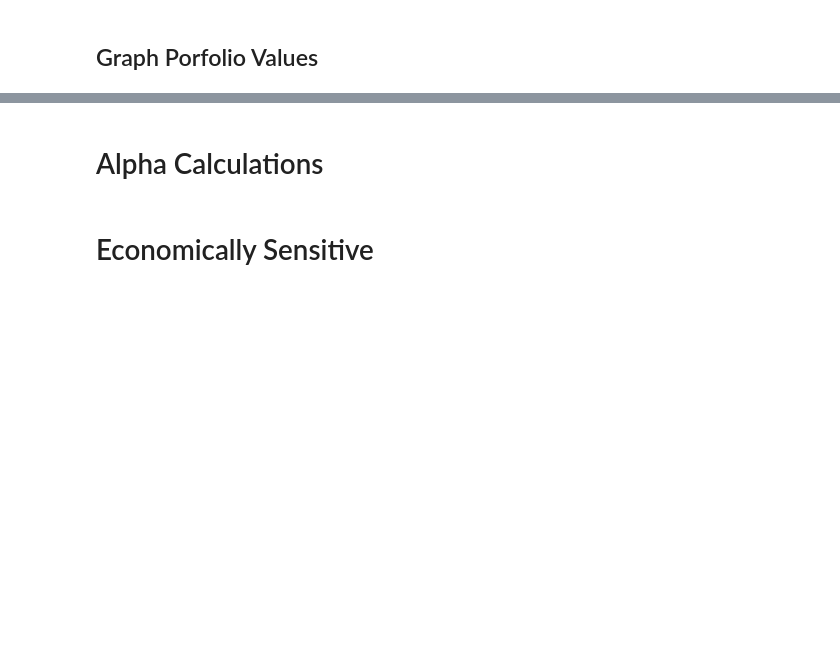
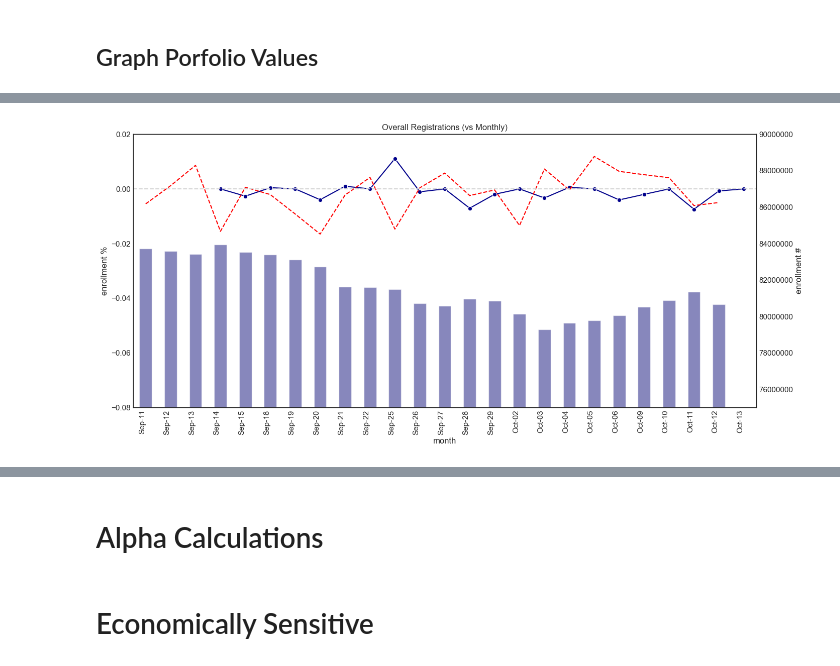
Before and after one commit to dsimband/DATA618, a Jupyter notebook: w7/DATA618_W7_Portfolio.ipynb, the cells around one changed output, grey strips where cells are left out. Saved outputs shown, nothing was run; the diff lists cells and outputs as text; code cells hidden in the pictures; blank space fills up the shorter version.

```diff
--- a/w7/DATA618_W7_Portfolio.ipynb
+++ b/w7/DATA618_W7_Portfolio.ipynb
@@ -264,0 +80,10 @@ folioValue_df[folioValue_df['Date'] == '2023-10-06']
+# %%
+var_lst = ['SPY']
+bench_df = pdr.get_data_yahoo(var_lst, start=purchase_date, end=end_date)['Close']
+#bench_df = round((bench_df.mean() / 100),4)
+bench_econ_df = pd.DataFrame(bench_df)
+bench_econ_df.columns = ['SPY']
+
+benchPercent_econ_df = bench_econ_df.pct_change()[1:]
+benchPercent_econ_df.reset_index(inplace=True)
+benchPercent_econ_df.head()
@@ -284,0 +168,25 @@ ax.set(title='Portfolio Value Senario 4');
+# %%
+fig, ax1 = plt.subplots(figsize=(16,8))
+sns.lineplot(data = m1_df['pct_change'], marker='o' ,color='darkblue',sort=False, ax=ax1)
+sns.lineplot(data = benchPercent_econ_df['SPY'], color='red' , linestyle="dashed" ,sort=False, ax=ax1)
+plt.axhline(y=0, linestyle="dashed", color='lightgray')
+
+ax2 = ax1.twinx()
+sns.barplot(data = m1_df, x='Date', y='share_value', alpha=0.5, ax=ax2, color='darkblue', width=.5)
+
+ax1.set_ylim(-.08, 0.02)
+ax2.set_ylim(75000000, 90000000)
+
+fig.autofmt_xdate()
+ax1.tick_params(axis='x', labelrotation=90)
+xticks = xticks = m1_df['Date'].tolist()
+ax2.set_xticklabels([pd.to_datetime(tm, unit='d').strftime('%b-%d') for tm in xticks])
+
+# annotations
+ax1.set_title('Overall Registrations (vs Monthly)')
+ax1.set(xlabel='month', ylabel='enrollment %')
+ax2.set(ylabel='enrollment #')
+
+plt.show()
+# %% [output]
+[figure, added]
```
Also changed, not shown: parts of 40 cells of this notebook, 1 other file.
